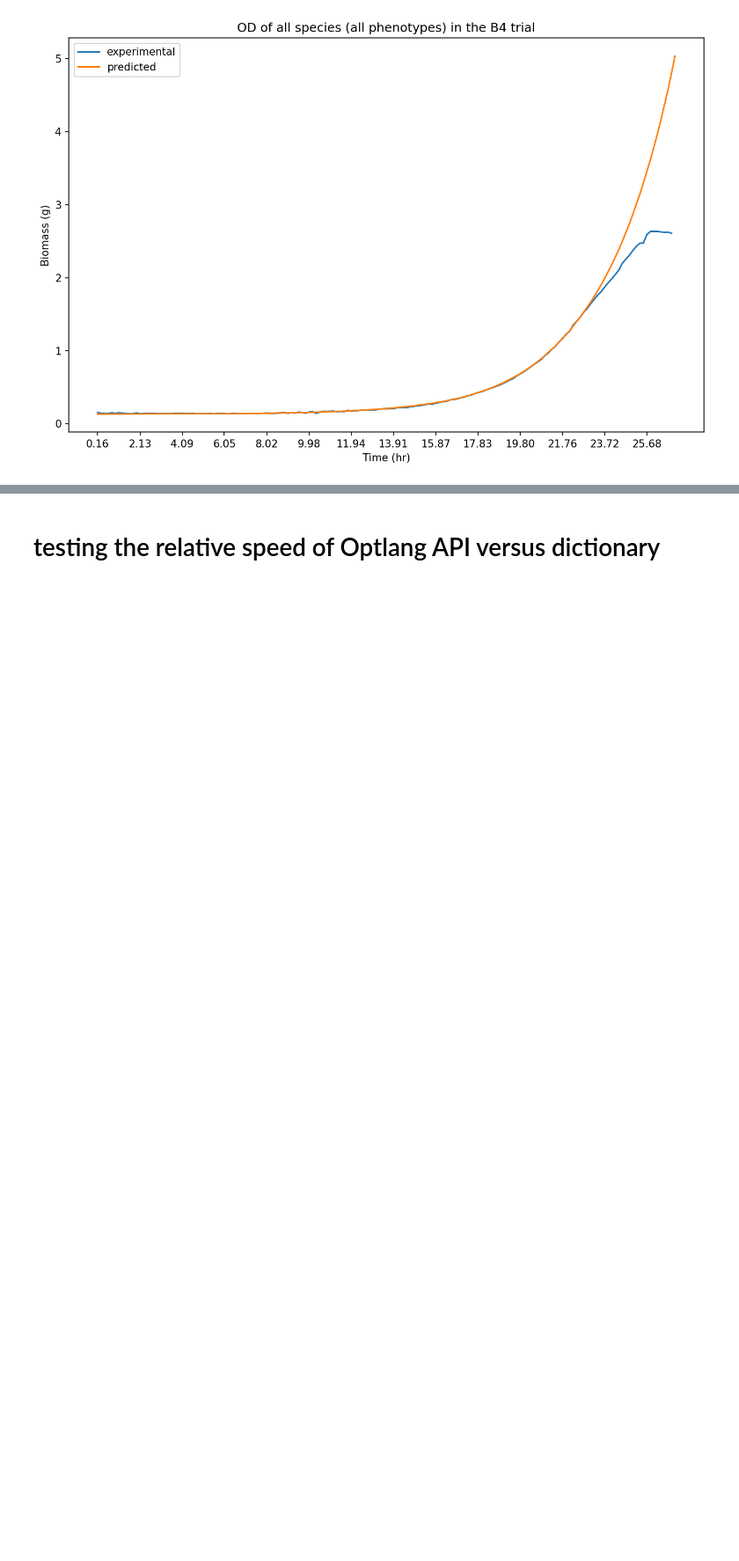
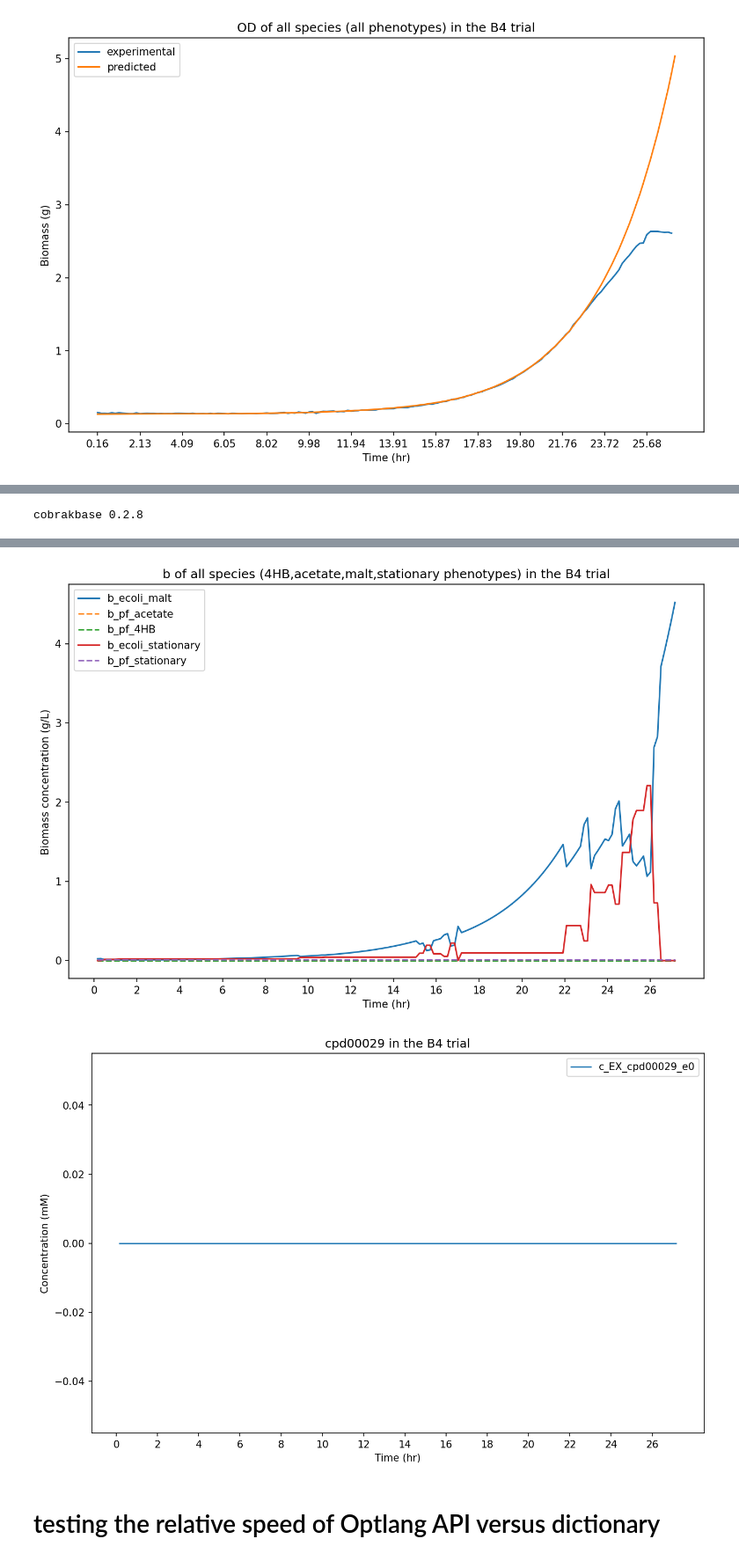
Before and after one commit to ModelSEED/ProjectNotebooks, a Jupyter notebook: CommunityModeling/CommFitting/conin_the_barbarian.ipynb, the cells around one changed output, grey strips where cells are left out. Shown at 88% size. Drawn from its saved outputs; the diff is of its cells as text; code cells hidden in the pictures; blank space fills up the shorter version.

Commit message:
plotting individual phenotypes and improved concentration plots

```diff
--- a/CommunityModeling/CommFitting/conin_the_barbarian.ipynb
+++ b/CommunityModeling/CommFitting/conin_the_barbarian.ipynb
@@ -542,0 +545,78 @@ growth Vmax: 0.3 objective value: 645934.7842087076
+# %%
+# define the environment path
+import os
+local_cobrakbase_path = os.path.join('C:', 'Users', 'Andrew Freiburger','Documents','Argonne','cobrakbase')
+os.environ["HOME"] = local_cobrakbase_path
+
+# import the models
+import cobrakbase
+token = '6MLTVYGHR6Y6V32DX255AVC53U2NDY7X'
+kbase_api = cobrakbase.KBaseAPI(token)
+model1 = kbase_api.get_from_ws("iML1515",76994)
+# model2 = kbase_api.get_from_ws("iSB1139.kb.gf",30650)
+# %% [output]
+cobrakbase 0.2.8
+# %%
+from datetime import datetime
+from time import process_time
+# import the KBase objects
+graphs = [
+    {
+        'trial':'B4',
+        'content': 'biomass',
+        # "species": ["ecoli"],
+        'experimental_data': True
+    },
+    {
+        'trial':'B4',
+        'content': "cpd00029",
+    }
+]
+
+# run MSCommFitting
+%run mscommfitting.py
+time1 = process_time()
+mscommfit = MSCommFitting()
+mscommfit.load_data(phenotypes_csv_path = 'PhenotypeStoichiometry.csv',
+                    community_members = {
+                        kbase_api.get_from_ws("iML1515",76994): {
+                            'name': 'ecoli',
+                            'phenotypes': {#'acetate': kbase_api.get_from_ws('93465/13/1'),
+                                        'malt': {"cpd00179":[-1,-1]} #kbase_api.get_from_ws("93465/23/1")} #'93465/9/1')}   # !!! The phenotype name must align with the experimental IDs for the graphs to find the appropriate data
+                            }
+                        },
+                        kbase_api.get_from_ws("iSB1139.kb.gf",30650): {
+                            'name': 'pf',
+                            'phenotypes': {'acetate': {"cpd00029":[-1,-1]}, # kbase_api.get_from_ws("93465/25/1"), #'93465/11/1'),
+                                        '4HB': {"cpd00136":[-1,-1]} # kbase_api.get_from_ws('	93465/27/1')} #93465/15/1')}
+                            }
+                        }
+                    },
+                    base_media = kbase_api.get_from_ws("93465/19/1"),
+                    signal_csv_paths = {'path':'Jeffs_data/PF-EC 4-29-22 ratios and 4HB changes (1).xlsx', 'Raw OD(590)':'OD', 'mNeonGreen':'pf', 'mRuby':'ecoli'},
+                    media_conc_path = 'Jeffs_data/media_conc.csv',
+                    carbon_conc_series = {'rows': {
+                        'cpd00136': {'B':0, 'C': 0, 'D': 1, 'E': 1, 'F': 4, 'G': 4},
+                        'cpd00179': {'B':5, 'C': 5, 'D':5, 'E': 5, 'F': 5, 'G': 5},
+                        }},
+                    ignore_trials = {'rows': ['C', 'D', 'E', 'F', 'G'], 'columns': [1,2,3,5,6,7,8,9,10,11,12]}, # 'wells': ['C2', 'G3', 'C12']}
+                   # ignore_timesteps = [x for x in range(20,167)],
+                    # zip_path='mscomfit.zip'
+                   )
+time2 = process_time()
+print(datetime.today(), (time2-time1)/60, 'minutes later')
+mscommfit.define_problem(parameters={
+                                    'v':0.3,
+                                    'cvmin': 100,
+                                    'bcv': 100,
+                                    'diffpos': 100,
+                                    'diffneg': 100
+                                    },
+                         # zip_name='simple_full_community.zip',
+                         final_relative_carbon_conc = 0.1,
+                         metabolites_to_track = ["cpd00179","cpd00029","cpd00136"],
+                         bad_data_timesteps = {'*':'23:'}, zero_start=["cpd00029"])
+print(datetime.today())
+%time mscommfit.compute(graphs) #, zip_name='simple_full_community.zip')
+print('growth Vmax:', mscommfit.parameters['v'], 'objective value:', mscommfit.problem.objective.value, '\n\n\n\n')
+# %% [output]
@@ -543,3 +640,5 @@ growth Vmax: 0.3 objective value: 645934.7842087076
+[figure, added]
+[figure, added]
 # %% [markdown]
 # testing the relative speed of Optlang API versus dictionary
 # %%
```
Also changed, not shown: parts of 2 cells of this notebook, 12 other files.
